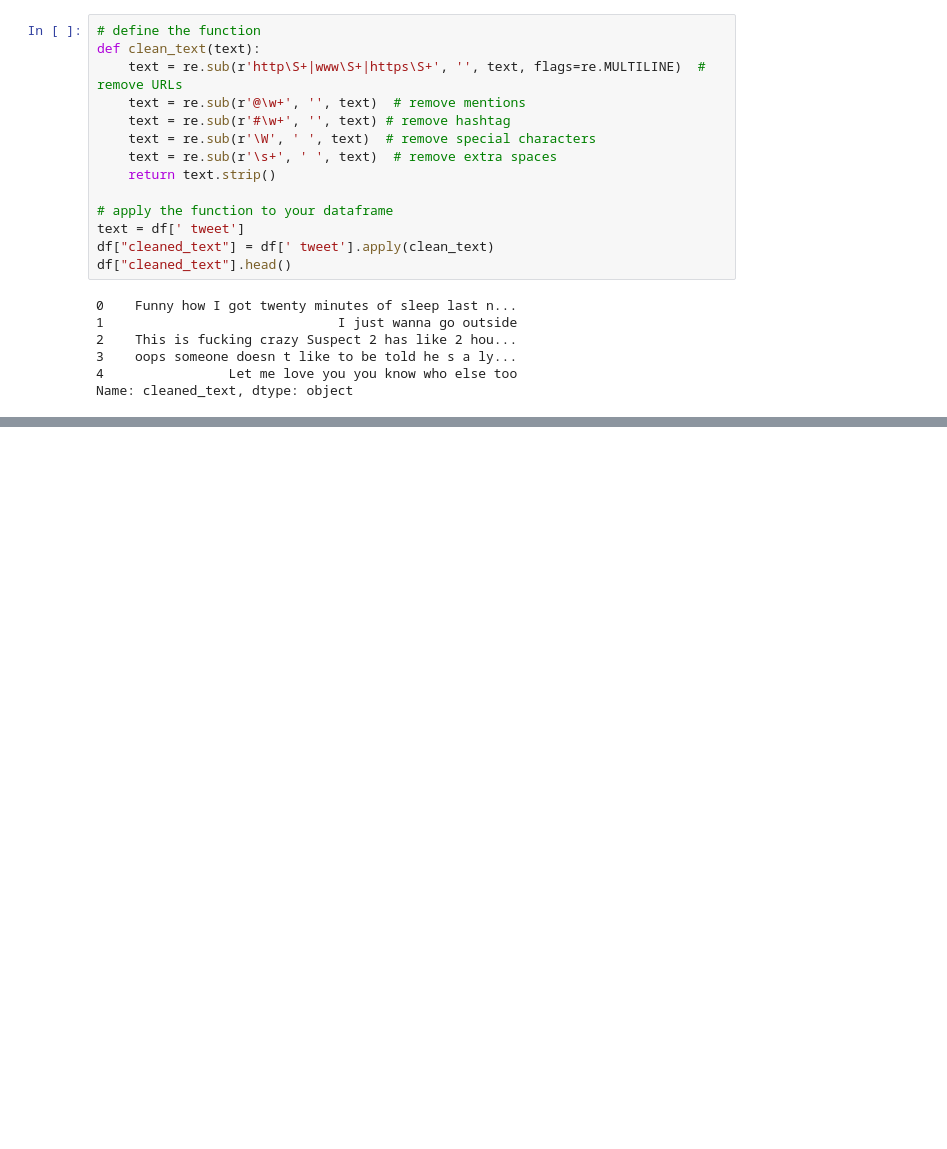
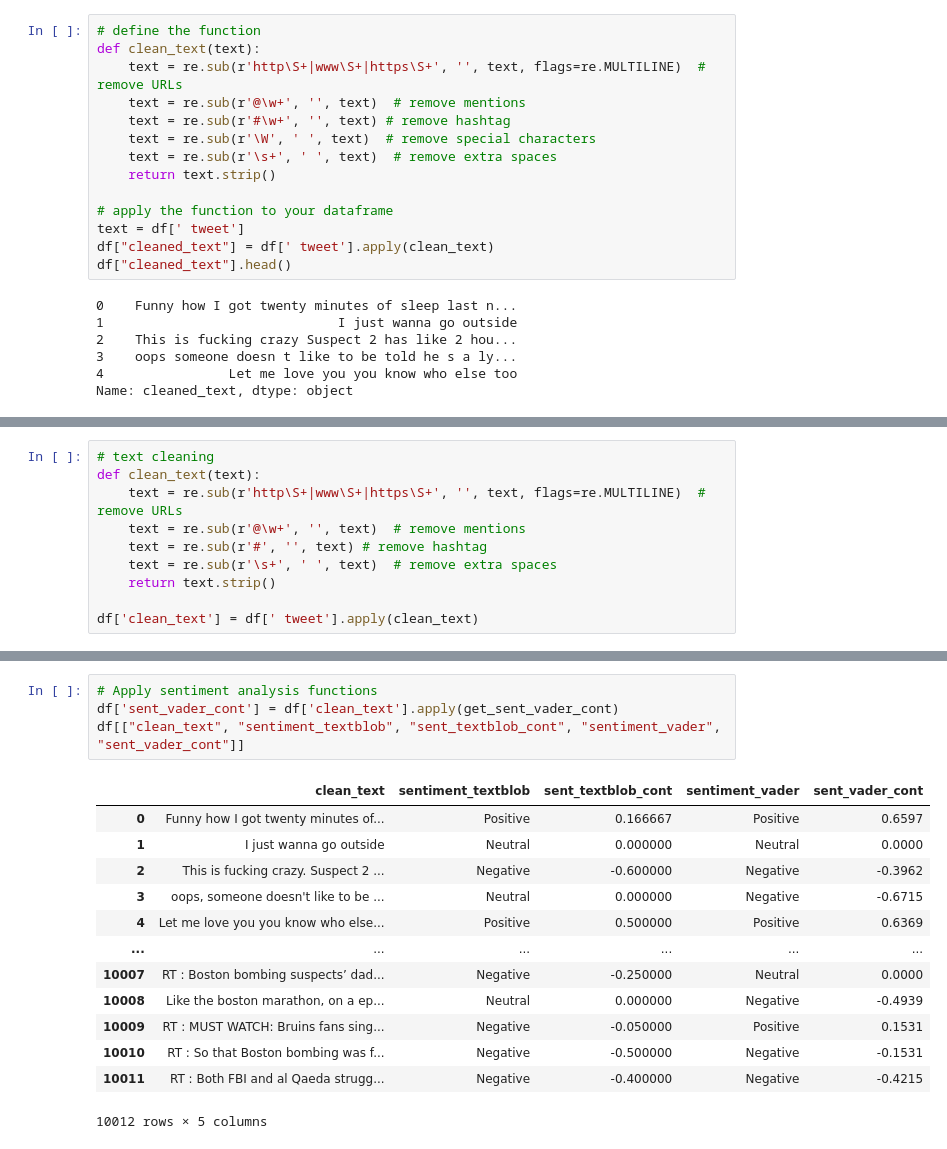
Before and after one commit to finnleyo/final-project-team-teal, a Jupyter notebook: final_project.ipynb, the cells around one changed output, grey strips where cells are left out. Saved outputs shown, nothing was run; the diff lists cells and outputs as text; blank space fills up the shorter version.

```diff
--- a/final_project.ipynb
+++ b/final_project.ipynb
@@ -80,0 +179,10 @@ TypeError: The `text` argument passed to `__init__(text)` must be a string, not
+# %%
+# text cleaning
+def clean_text(text):
+    text = re.sub(r'http\S+|www\S+|https\S+', '', text, flags=re.MULTILINE)  # remove URLs
+    text = re.sub(r'@\w+', '', text)  # remove mentions
+    text = re.sub(r'#', '', text) # remove hashtag
+    text = re.sub(r'\s+', ' ', text)  # remove extra spaces
+    return text.strip()
+
+df['clean_text'] = df[' tweet'].apply(clean_text)
@@ -80,0 +291,18 @@ TypeError: The `text` argument passed to `__init__(text)` must be a string, not
+# %%
+# Apply sentiment analysis functions
+df['sent_vader_cont'] = df['clean_text'].apply(get_sent_vader_cont)
+df[["clean_text", "sentiment_textblob", "sent_textblob_cont", "sentiment_vader", "sent_vader_cont"]]
+# %% [output]
+|  | clean_text | sentiment_textblob | sent_textblob_cont | sentiment_vader | sent_vader_cont |
+| 0 | Funny how I got twenty minutes of... | Positive | 0.166667 | Positive | 0.6597 |
+| 1 | I just wanna go outside | Neutral | 0.000000 | Neutral | 0.0000 |
+| 2 | This is fucking crazy. Suspect 2 ... | Negative | -0.600000 | Negative | -0.3962 |
+| 3 | oops, someone doesn't like to be ... | Neutral | 0.000000 | Negative | -0.6715 |
+| 4 | Let me love you you know who else... | Positive | 0.500000 | Positive | 0.6369 |
+| ... | ... | ... | ... | ... | ... |
+| 10007 | RT : Boston bombing suspects’ dad... | Negative | -0.250000 | Neutral | 0.0000 |
+| 10008 | Like the boston marathon, on a ep... | Neutral | 0.000000 | Negative | -0.4939 |
+| 10009 | RT : MUST WATCH: Bruins fans sing... | Negative | -0.050000 | Positive | 0.1531 |
+| 10010 | RT : So that Boston bombing was f... | Negative | -0.500000 | Negative | -0.1531 |
+| 10011 | RT : Both FBI and al Qaeda strugg... | Negative | -0.400000 | Negative | -0.4215 |
+10012 rows × 5 columns
```
Also changed, not shown: parts of 24 cells of this notebook.
